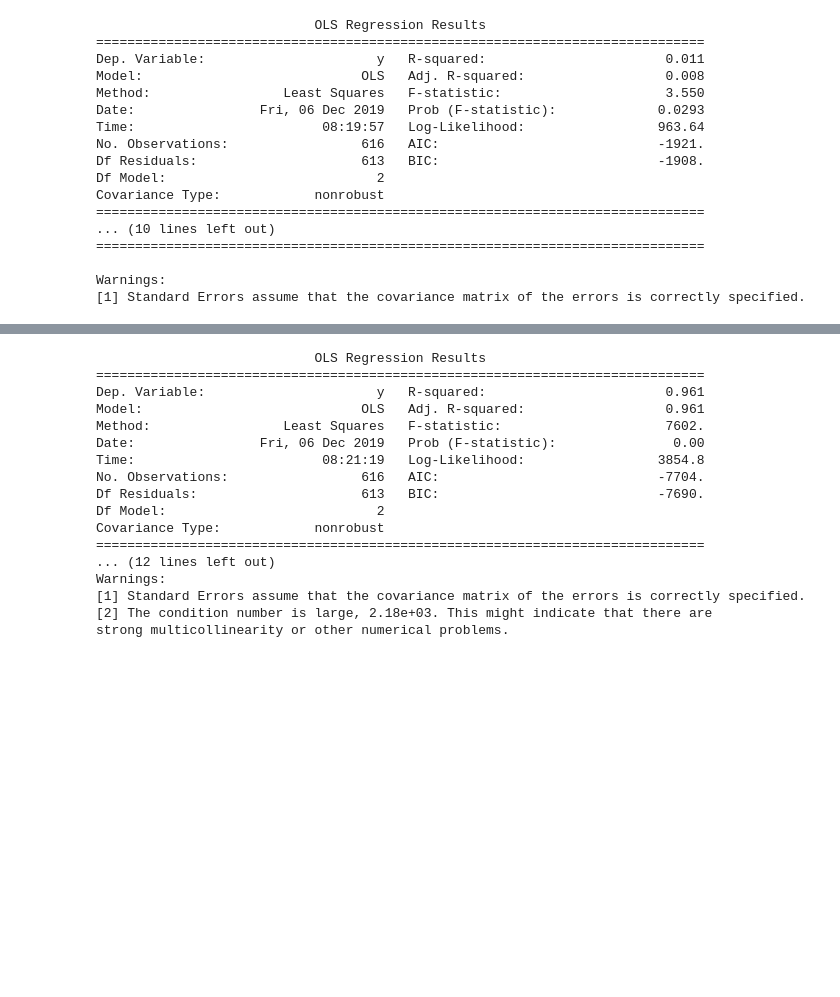
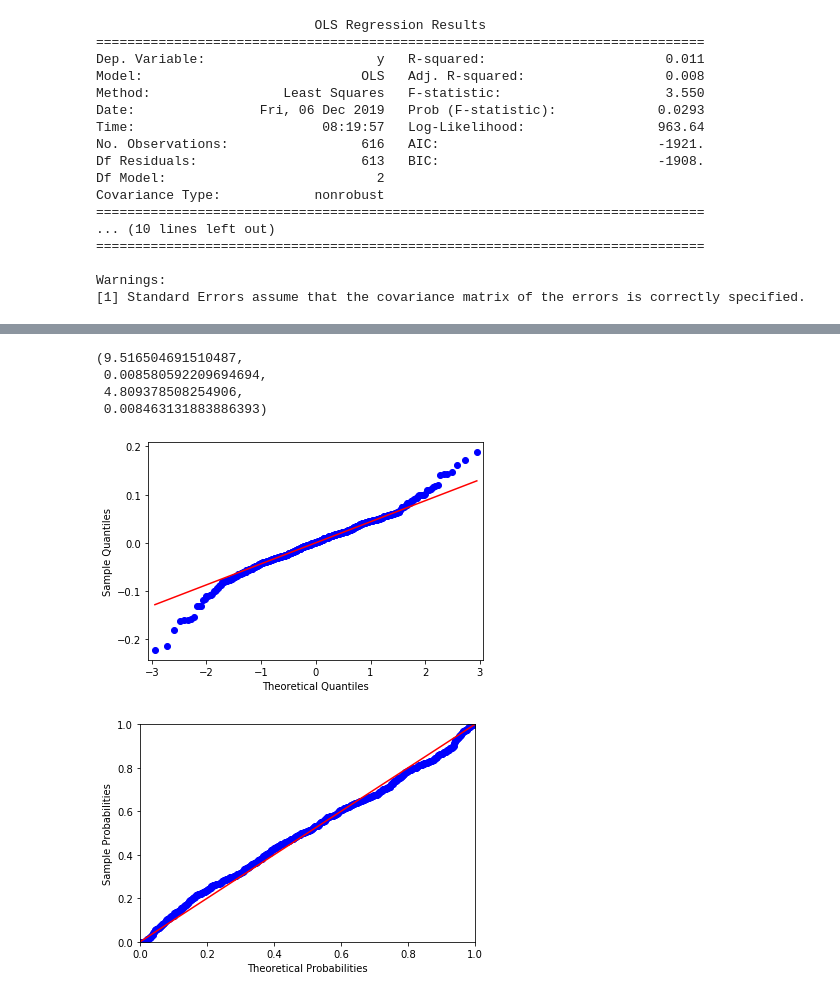
Before and after one commit to oliverwsd/Finance, a Jupyter notebook: set4.ipynb, the cells around one changed output, grey strips where cells are left out. Drawn from its saved outputs; the diff is of its cells as text; code cells hidden in the pictures; blank space fills up the shorter version.

```diff
--- a/set4.ipynb
+++ b/set4.ipynb
@@ -155,52 +177,51 @@ Warnings:
+# %%
+#残差正态分布
+residual = arma_model_rm_excess.resid
+result = arma_model_rm_excess
+pq = sm.ProbPlot(arma_model_rm_excess.resid)
+pq.qqplot(line='q')
+pq.ppplot(line='45')
+#pp图和qq图判断标准是：如果观察点都比较均匀的分布在直线附近，就可以说明变量近似的服从正态分布，否则不服从正态分布。
+
+import scipy.stats as stats
+stats.shapiro(arma_model_rm_excess.resid)
+#上面结果两个参数：第一个是Shaprio检验统计量值，第二个是相对应的p值。可以看到，p值非常小，远远小于0.05，因此拒绝原假设，说明残差不服从正态分布。
+
+#残差的独立性
+# DW = 2, 扰动项无相关性
+# DW = 0, 扰动项完全正相关
+# DW = 4，扰动项完全负相关
+#Durbin-Watson: 1.989 -> 无关，满足独立性假设
+
+#方差齐性检验（无明显自相关）
+sm.stats.diagnostic.het_breuschpagan(residual,result.model.exog)
+#9.516504691510487         LM统计量值
+#0.008580592209694694      响应的p值，0.008远小于显著性水平0.05，因此拒绝原假设，即残差方差不是一个常数
+#4.809378508254906         F统计量值，用来检验残差平方项与自变量之间是否独立，如果独立则表明残差方差齐性
+#0.008463131883886393      F统计量对应的p值，也是远小于0.05的，进一步验证了残差方差的非齐性，存在自相关
+# %% [output]
+(9.516504691510487,
+ 0.008580592209694694,
+ 4.809378508254906,
+ 0.008463131883886393)
+[figure, added]
+[figure, added]
 # %%
-
-
 # Is the parameter for the AR part, beta, significant to the 5% confidence level in the ARMA model for
 # market excess returns?
 #
 # If so, set ar_significant_rm_excess = 'yes'. Otherwise, set ar_significant_rm_excess = 'no'.
-#ar_significant_rm_excess =
+ar_significant_rm_excess =
 
 # Repeat the ARMA model estimation for the riskfree rate.
 #
 # Note: 'arma_model_rf' should contain the OLS regression result object (after fitting)
-tilde = rf_y[1:] - (ar_model_rf.params[0]+factors['rf'][0:-1]*ar_model_rf.params[1])
-X = pd.DataFrame()
-X['constant'] = np.ones(len(factors['rf'])-2)
-X['rf'] = rf_x[1:-1]
-X['epsilon'] = tilde[:-1]
-Y = rf_y[2:]
-arma_model_rf = sm.OLS(Y,X).fit()
+
+arma_model_rf =
 print(arma_model_rf.summary())
-#arma_model_rf =
-#print(arma_model_rf.summary())
 
 # Is the parameter for the AR part, beta, significant to the 5% confidence level in the ARMA model for
 # the riskfree rate?
 #
 # If so, set ar_significant_rf = 'yes'. Otherwise, set ar_significant_rf = 'no'.
-#ar_significant_rf =
-
-
-# Check of intermediate result (2):
-#
-# HINT: Check for yourself: arma_model_rm_excess.params[1] should be -0.072  (rounded to 3 digits)
-#       Check for yourself: arma_model_rf.params[1] should be 0.988  (rounded to 3 digits)
+ar_significant_rf =
-# %% [output]
-                            OLS Regression Results
-==============================================================================
-Dep. Variable:                      y   R-squared:                       0.961
-Model:                            OLS   Adj. R-squared:                  0.961
-Method:                 Least Squares   F-statistic:                     7602.
-Date:                Fri, 06 Dec 2019   Prob (F-statistic):               0.00
-Time:                        08:21:19   Log-Likelihood:                 3854.8
-No. Observations:                 616   AIC:                            -7704.
-Df Residuals:                     613   BIC:                            -7690.
-Df Model:                           2
-Covariance Type:            nonrobust
-==============================================================================
-... (12 lines left out)
-Warnings:
-[1] Standard Errors assume that the covariance matrix of the errors is correctly specified.
-[2] The condition number is large, 2.18e+03. This might indicate that there are
-strong multicollinearity or other numerical problems.
```
Also changed, not shown: parts of 2 cells of this notebook.
